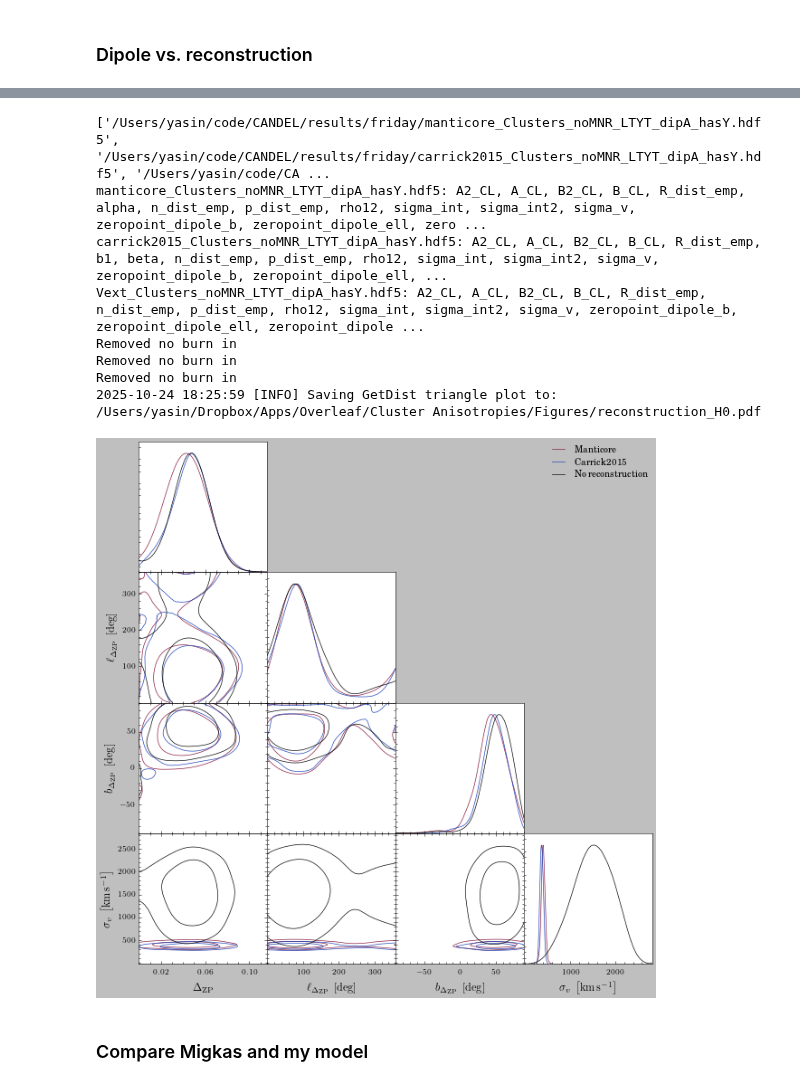
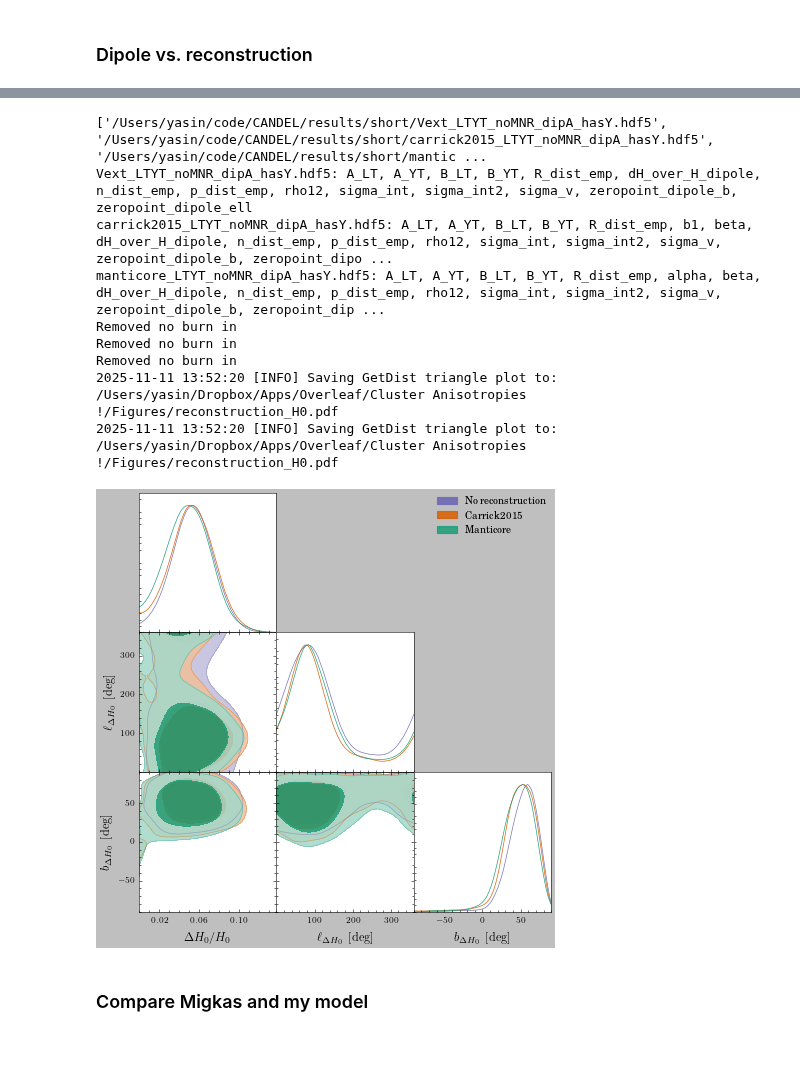
Before and after one commit to candel-cosmo/CANDEL, a Jupyter notebook: tariq_notebooks/paper_Clusters/main_Clusters.ipynb, the cells around one changed output, grey strips where cells are left out. Cells and saved outputs as stored; diff of their text form; code cells hidden in the pictures; blank space fills up the shorter version.

```diff
--- a/tariq_notebooks/paper_Clusters/main_Clusters.ipynb
+++ b/tariq_notebooks/paper_Clusters/main_Clusters.ipynb
@@ -53,8 +53,10 @@ style_dir = pathlib.Path(importlib.util.find_spec("scienceplots").origin).parent
 plt.style.use("science")
 
 
-COLS = ["#87193d", "#1e42b9", "#d42a29", "#05dd6b", "#ee35d5"]
+#COLS = ["#87193d", "#1e42b9", "#d42a29", "#05dd6b", "#ee35d5"]
 
+#COLS = ["#66c2a5", "#fc8d62", "#8da0cb", "#e78ac3", "#a6d854"]
+COLS = [  "#7570b3", "#d95f02", "#1b9e77", "#e7298a", "#66a61e"]
 config_path = "/Users/yasin/code//CANDEL/scripts/runs/config.toml"
 config = candel.load_config(config_path, )
 root = join("/Users/yasin/code/CANDEL/", "results/", "")
@@ -654,52 +667,66 @@ Removed no burn in
 plt.style.use("classic")
 
 fnames = [
-    f"{results_folder}/manticore_Clusters_noMNR_LTYT_dipA_hasY.hdf5",
-    f"{results_folder}/carrick2015_Clusters_noMNR_LTYT_dipA_hasY.hdf5",
-    f"{results_folder}/Vext_Clusters_noMNR_LTYT_dipA_hasY.hdf5",
+
+        f"{results_folder}/Vext_LTYT_noMNR_dipA_hasY.hdf5",
+    f"{results_folder}/carrick2015_LTYT_noMNR_dipA_hasY.hdf5",
+
+
+    f"{results_folder}/manticore_LTYT_noMNR_dipA_hasY.hdf5",
+
     ]
 
 
-keys = ['dH_over_H_dipole', 'zeropoint_dipole_ell', 'zeropoint_dipole_b','sigma_v']
+keys = ['dH_over_H_dipole', 'zeropoint_dipole_ell', 'zeropoint_dipole_b']
 
 cols = [
-    COLS[0],COLS[1],
-    "k",
+      COLS[0],
+           COLS[1],
+      COLS[2],
+
+
+
     ]
 
 labels = [
-    "Manticore",
-    "Carrick2015",
-    "No reconstruction",
+        "No reconstruction",
+        "Carrick2015",
+
+        "Manticore",
+
+
+
+
     ]
 
 fnames = [join(root, f) for f in fnames]
 
 points = {("Vext_ell", "Vext_b"): (264., 48.),}
 
 print(fnames)
 
 to_save = figures_folder + "reconstruction_H0.pdf"
 plot_corner_from_hdf5(
     fnames,
     labels=labels,
     cols=cols,
-    filled=False,
+    filled=True,
     points=points,
     keys=keys,
     filename= to_save,
     legend_fontsize=40,
     )
 # %% [output]
-['/Users/yasin/code/CANDEL/results/friday/manticore_Clusters_noMNR_LTYT_dipA_hasY.hdf5', '/Users/yasin/code/CANDEL/results/friday/carrick2015_Clusters_noMNR_LTYT_dipA_hasY.hdf5', '/Users/yasin/code/CA ...
-manticore_Clusters_noMNR_LTYT_dipA_hasY.hdf5: A2_CL, A_CL, B2_CL, B_CL, R_dist_emp, alpha, n_dist_emp, p_dist_emp, rho12, sigma_int, sigma_int2, sigma_v, zeropoint_dipole_b, zeropoint_dipole_ell, zero ...
-carrick2015_Clusters_noMNR_LTYT_dipA_hasY.hdf5: A2_CL, A_CL, B2_CL, B_CL, R_dist_emp, b1, beta, n_dist_emp, p_dist_emp, rho12, sigma_int, sigma_int2, sigma_v, zeropoint_dipole_b, zeropoint_dipole_ell, ...
-Vext_Clusters_noMNR_LTYT_dipA_hasY.hdf5: A2_CL, A_CL, B2_CL, B_CL, R_dist_emp, n_dist_emp, p_dist_emp, rho12, sigma_int, sigma_int2, sigma_v, zeropoint_dipole_b, zeropoint_dipole_ell, zeropoint_dipole ...
+['/Users/yasin/code/CANDEL/results/short/Vext_LTYT_noMNR_dipA_hasY.hdf5', '/Users/yasin/code/CANDEL/results/short/carrick2015_LTYT_noMNR_dipA_hasY.hdf5', '/Users/yasin/code/CANDEL/results/short/mantic ...
+Vext_LTYT_noMNR_dipA_hasY.hdf5: A_LT, A_YT, B_LT, B_YT, R_dist_emp, dH_over_H_dipole, n_dist_emp, p_dist_emp, rho12, sigma_int, sigma_int2, sigma_v, zeropoint_dipole_b, zeropoint_dipole_ell
+carrick2015_LTYT_noMNR_dipA_hasY.hdf5: A_LT, A_YT, B_LT, B_YT, R_dist_emp, b1, beta, dH_over_H_dipole, n_dist_emp, p_dist_emp, rho12, sigma_int, sigma_int2, sigma_v, zeropoint_dipole_b, zeropoint_dipo ...
+manticore_LTYT_noMNR_dipA_hasY.hdf5: A_LT, A_YT, B_LT, B_YT, R_dist_emp, alpha, beta, dH_over_H_dipole, n_dist_emp, p_dist_emp, rho12, sigma_int, sigma_int2, sigma_v, zeropoint_dipole_b, zeropoint_dip ...
 Removed no burn in
 Removed no burn in
 Removed no burn in
-2025-10-24 18:25:59 [INFO] Saving GetDist triangle plot to: /Users/yasin/Dropbox/Apps/Overleaf/Cluster Anisotropies/Figures/reconstruction_H0.pdf
+2025-11-11 13:52:20 [INFO] Saving GetDist triangle plot to: /Users/yasin/Dropbox/Apps/Overleaf/Cluster Anisotropies !/Figures/reconstruction_H0.pdf
+2025-11-11 13:52:20 [INFO] Saving GetDist triangle plot to: /Users/yasin/Dropbox/Apps/Overleaf/Cluster Anisotropies !/Figures/reconstruction_H0.pdf
-[figure, old version]
+[figure, new version]
 # %% [markdown]
 ### Compare Migkas and my model
 # %%
```
Also changed, not shown: parts of 2 cells of this notebook, 1 other file.
